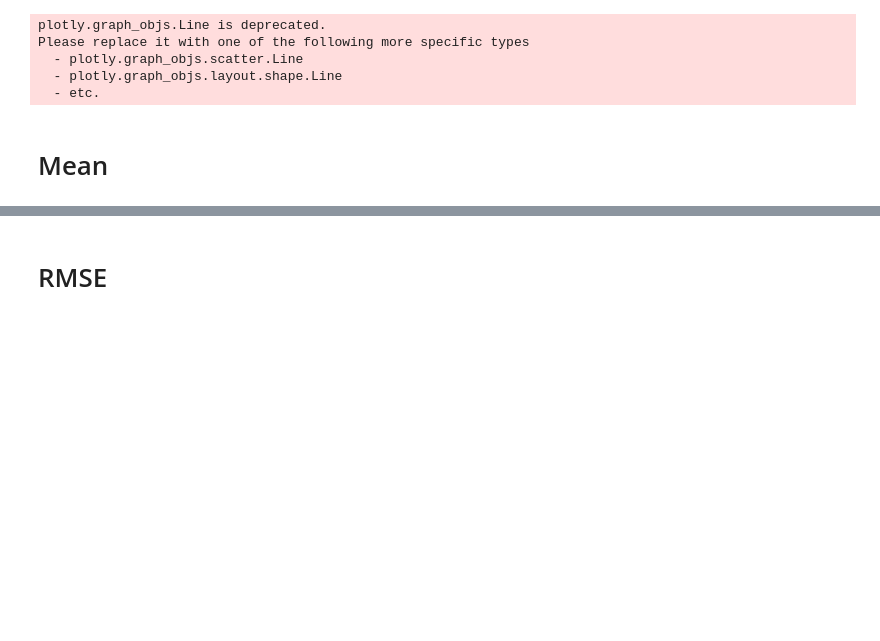
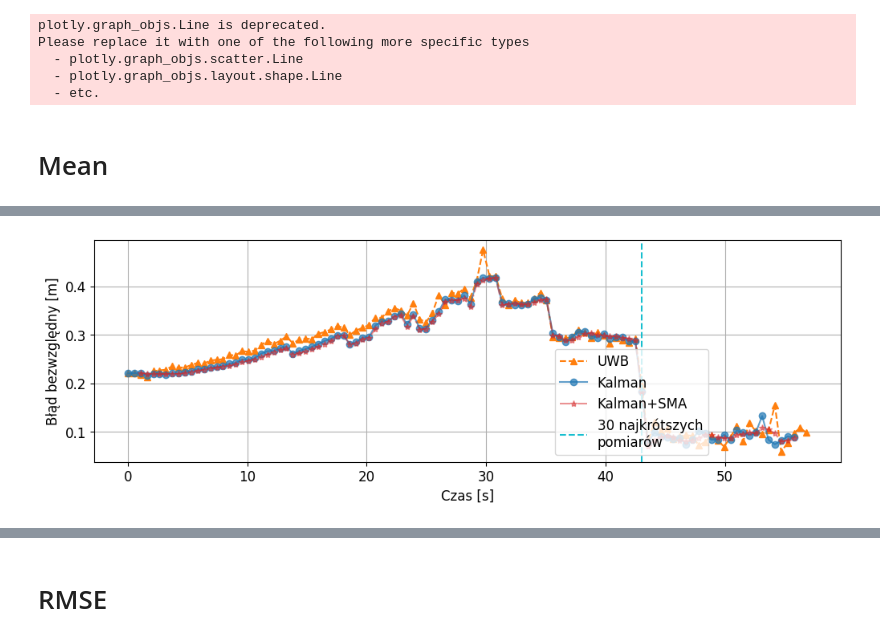
Before and after one commit to piotrs112/uwb-rs, a Jupyter notebook: data-processing/mlat_many_samples.ipynb, the cells around one changed output, grey strips where cells are left out. Cells and saved outputs as stored; diff of their text form; code cells hidden in the pictures; blank space fills up the shorter version.

```diff
--- a/data-processing/mlat_many_samples.ipynb
+++ b/data-processing/mlat_many_samples.ipynb
@@ -363,3 +397,7 @@ plt.show()
+# %%
+error_over_time_plot(solved, kalman, smooth, solved_dfs, width_inches*2, height_inches*0.8, dpi, "wide")
+# %% [output]
+[figure, added]
 # %%
 # Trace/scatter for every data set
 n_plots = 3
```
Also changed, not shown: parts of 30 cells of this notebook, 3 other files.
